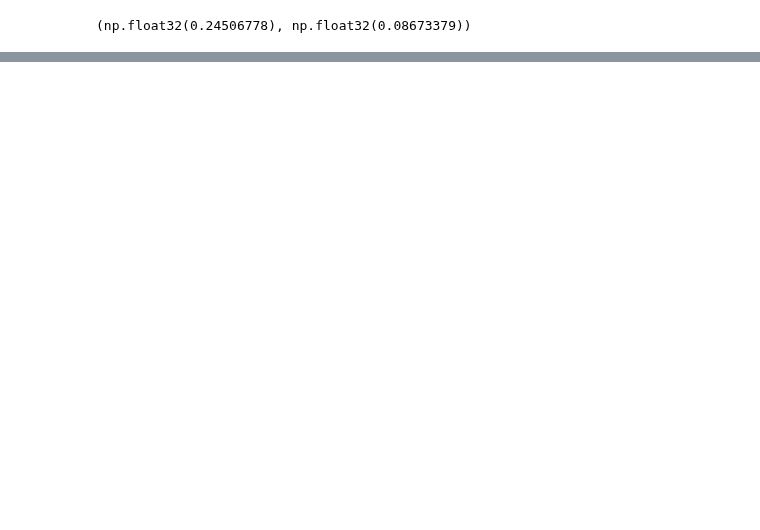
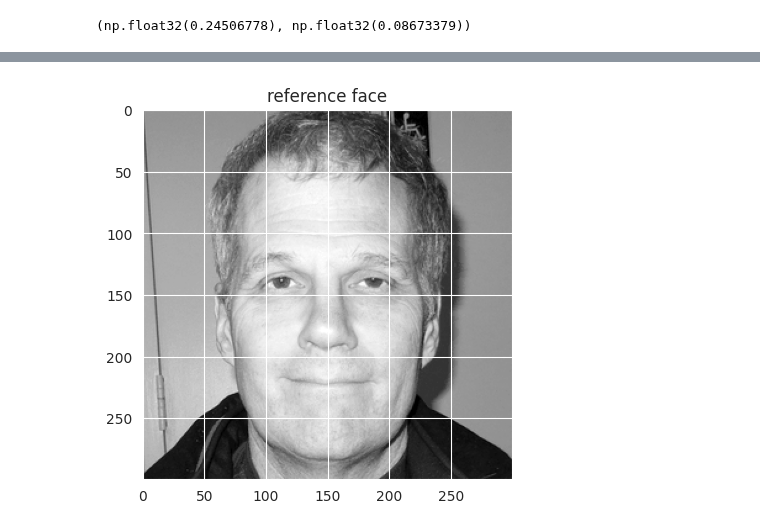
Before and after one commit to Mohammadrzn/maktab-HW, a Jupyter notebook: HW_04_Rezanejad/HW_04_Rezanejad_Q4.ipynb, the cells around one changed output, grey strips where cells are left out. Cells and saved outputs as stored; diff of their text form; code cells hidden in the pictures; blank space fills up the shorter version.

```diff
--- a/HW_04_Rezanejad/HW_04_Rezanejad_Q4.ipynb
+++ b/HW_04_Rezanejad/HW_04_Rezanejad_Q4.ipynb
@@ -29,0 +47,6 @@ MAE, MSE
+# %%
+plt.imshow(ref_gray, cmap="gray")
+plt.title("reference face")
+plt.show()
+# %% [output]
+[figure, added]
```
Also changed, not shown: parts of 2 cells of this notebook.
